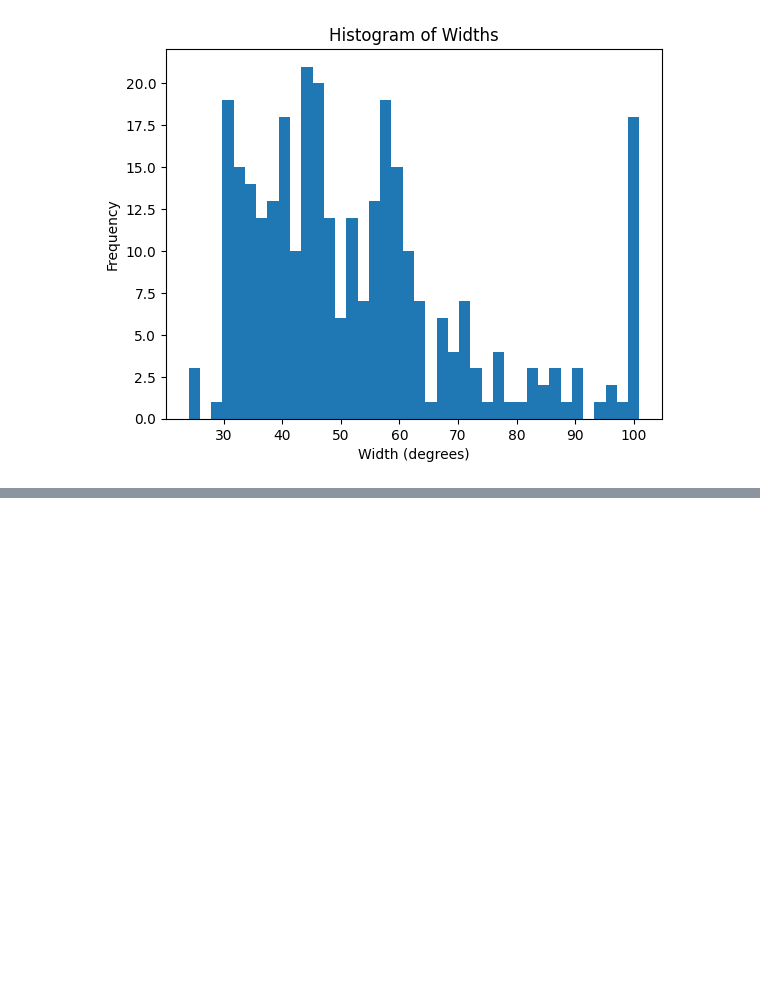
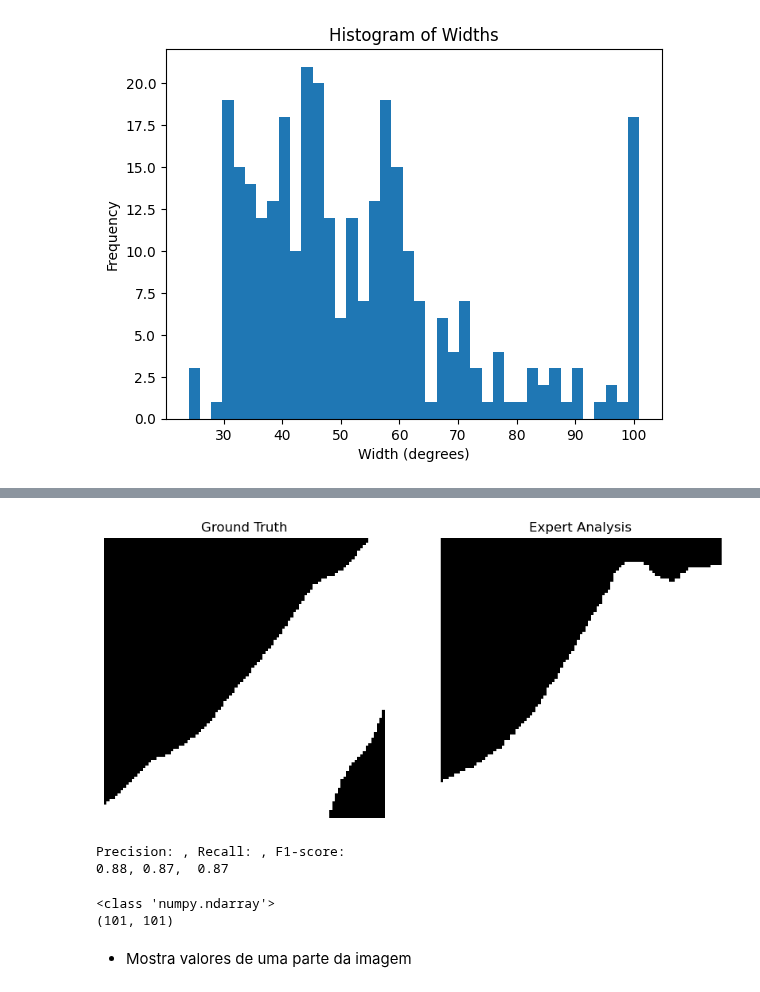
Before and after one commit to lucterres/textureSSD, a Jupyter notebook: angles.ipynb, the cells around one changed output, grey strips where cells are left out. Saved outputs shown, nothing was run; the diff lists cells and outputs as text; code cells hidden in the pictures; blank space fills up the shorter version.

```diff
--- a/angles.ipynb
+++ b/angles.ipynb
@@ -252,0 +280,52 @@ plt.show
+# %%
+from sklearn.metrics import classification_report
+import numpy as np
+import cv2
+
+def compare_images(imageA, imageB):
+    # Flatten the images into 1D arrays
+    imageA = imageA.flatten()
+    imageB = imageB.flatten()
+
+    # Generate the classification report
+    report = classification_report(imageA, imageB, output_dict=True)
+
+    return report['macro avg']['precision'], report['macro avg']['recall'], report['macro avg']['f1-score']
+# %%
+# Load your images
+image = "0c02f95a08"
+mask   ="tgs_salt/"+image+"Mask.png"
+expert  ="tgs_salt/"+image+"claudio.png"
+
+imageA = cv2.imread(mask, cv2.IMREAD_GRAYSCALE)
+imageB = cv2.imread(expert, cv2.IMREAD_GRAYSCALE)
+
+imageA = np.where(imageA > 0, 1, 0)
+imageB = np.where(imageB > 0, 1, 0)
+
+#show the images
+images = [imageA,imageB]
+titles = ["Ground Truth","Expert Analysis"]
+pm.showImages(images=images, imagesTitle=titles,size=(10,10))
+
+precision, recall, f1_score = compare_images(imageA, imageB)
+precision = "{:.2f}".format(precision)
+recall = "{:.2f}".format(recall)
+f1_score = "{:.2f}".format(f1_score)
+# Replace the dot with a comma
+
+print(f"Precision: , Recall: , F1-score: ")
+print(f"{precision}, {recall},  {f1_score}")
+# %% [output]
+[figure, added]
+Precision: , Recall: , F1-score:
+0.88, 0.87,  0.87
+# %%
+#show type of image and shape
+print(type(imageA))
+print(imageA.shape)
+# %% [output]
+<class 'numpy.ndarray'>
+(101, 101)
+# %% [markdown]
+* Mostra valores de uma parte da imagem
```
Also changed, not shown: parts of 6 cells of this notebook, 39 other files.
